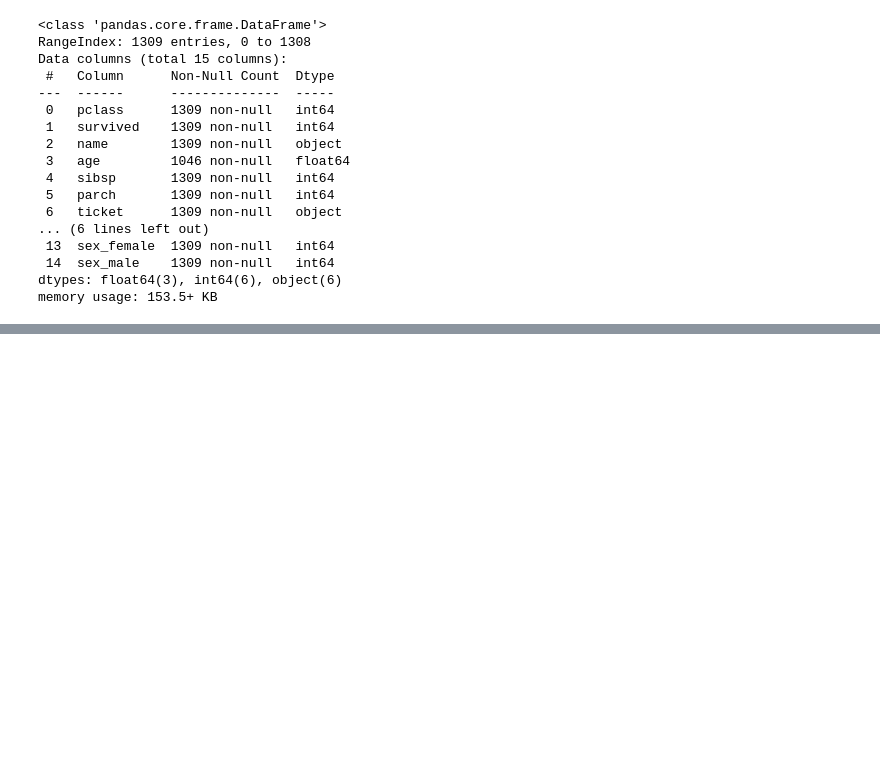
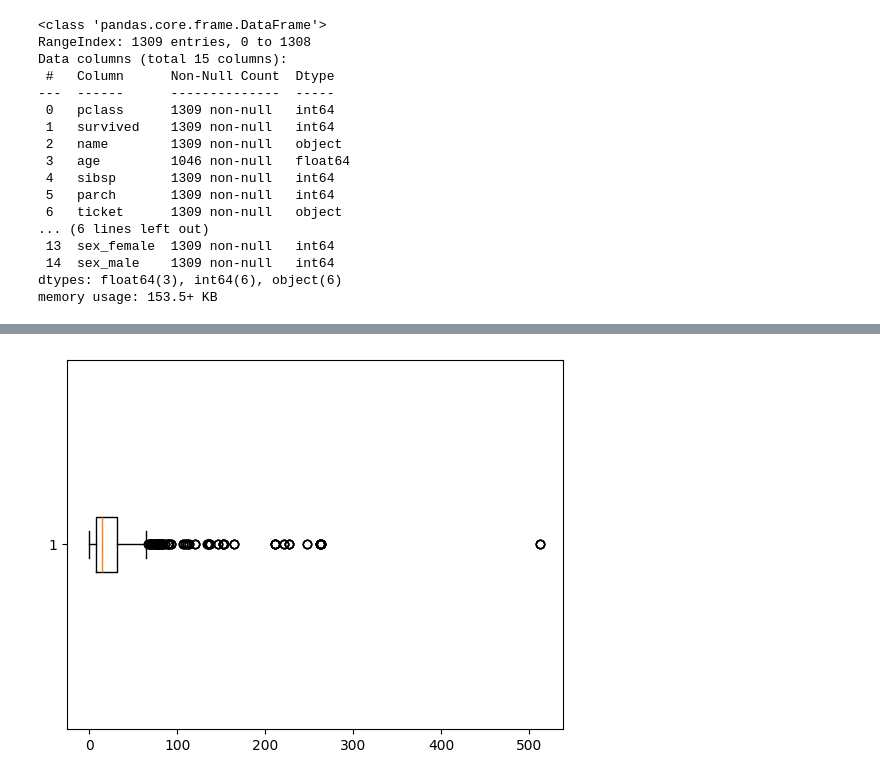
Before and after one commit to oscardbocanegra/projects, a Jupyter notebook: machine_learning/clasificacion/titanic.ipynb, the cells around one changed output, grey strips where cells are left out. Cells and saved outputs as stored; diff of their text form; code cells hidden in the pictures; blank space fills up the shorter version.

```diff
--- a/machine_learning/clasificacion/titanic.ipynb
+++ b/machine_learning/clasificacion/titanic.ipynb
@@ -232,0 +257,5 @@ memory usage: 153.5+ KB
+# %%
+plt.boxplot(data['fare'].dropna(), vert=False)
+plt.show()
+# %% [output]
+[figure, added]
```
Also changed, not shown: parts of 8 cells of this notebook.
